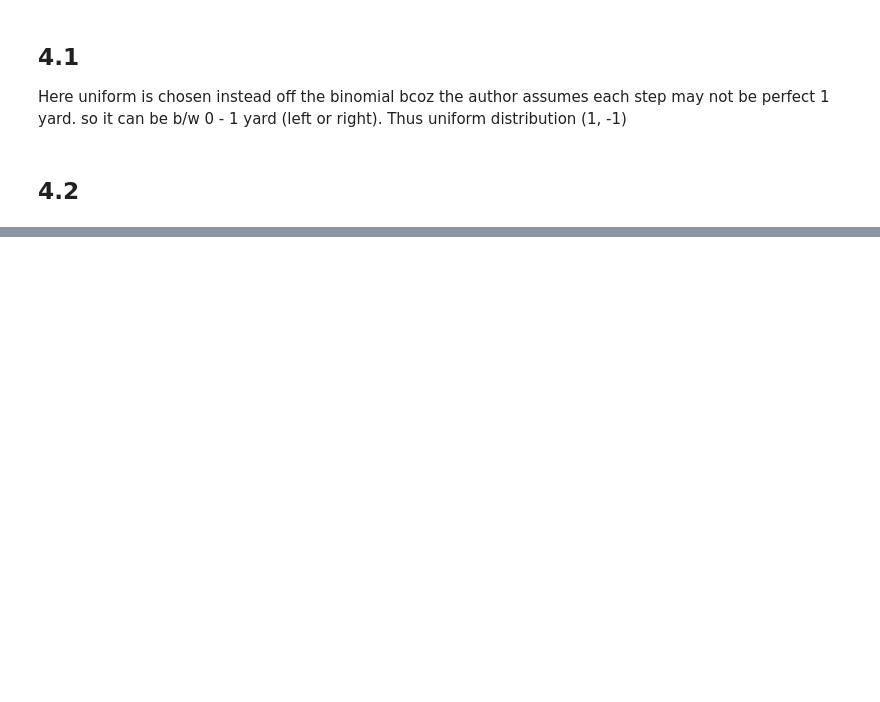
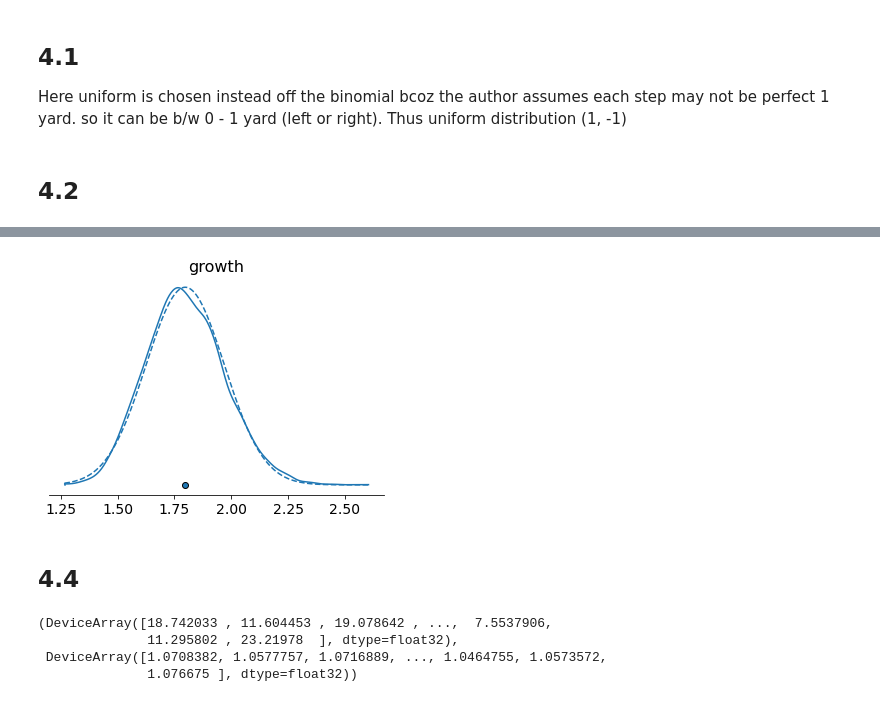
Before and after one commit to 8wgf3b/books, a Jupyter notebook: stat_rethink/Chap4.ipynb, the cells around one changed output, grey strips where cells are left out. Saved outputs shown, nothing was run; the diff lists cells and outputs as text; code cells hidden in the pictures; blank space fills up the shorter version.

```diff
--- a/stat_rethink/Chap4.ipynb
+++ b/stat_rethink/Chap4.ipynb
@@ -32,3 +40,7 @@ samples = dunif.sample(key, (1000, 16))
 pos = jnp.sum(samples, -1)
 # %% [markdown]
 ## 4.2
+# %%
+dunif = dist.Uniform(0, 0.1)
+growthsamples = jnp.prod(1 + dunif.sample(key, (10000, 12)), -1)
+growthsamples.shape
@@ -34,0 +53,18 @@ pos = jnp.sum(samples, -1)
+# %%
+az.plot_density({'growth': growthsamples}, hdi_prob=1)
+x = jnp.sort(growthsamples)
+plt.plot(x, jnp.exp(dist.Normal(jnp.mean(x), jnp.std(x)).log_prob(x)), "--")
+plt.show()
+# %% [output]
+[figure, added]
+# %% [markdown]
+## 4.4
+# %%
+big = jnp.prod(1 + dist.Uniform(0, 0.5).sample(key, (10000, 12)), -1)
+small = jnp.prod(1 + dist.Uniform(0, 0.01).sample(key, (10000, 12)), -1)
+big, small
+# %% [output]
+(DeviceArray([18.742033 , 11.604453 , 19.078642 , ...,  7.5537906,
+              11.295802 , 23.21978  ], dtype=float32),
+ DeviceArray([1.0708382, 1.0577757, 1.0716889, ..., 1.0464755, 1.0573572,
+              1.076675 ], dtype=float32))
```
Also changed, not shown: parts of 5 cells of this notebook.
